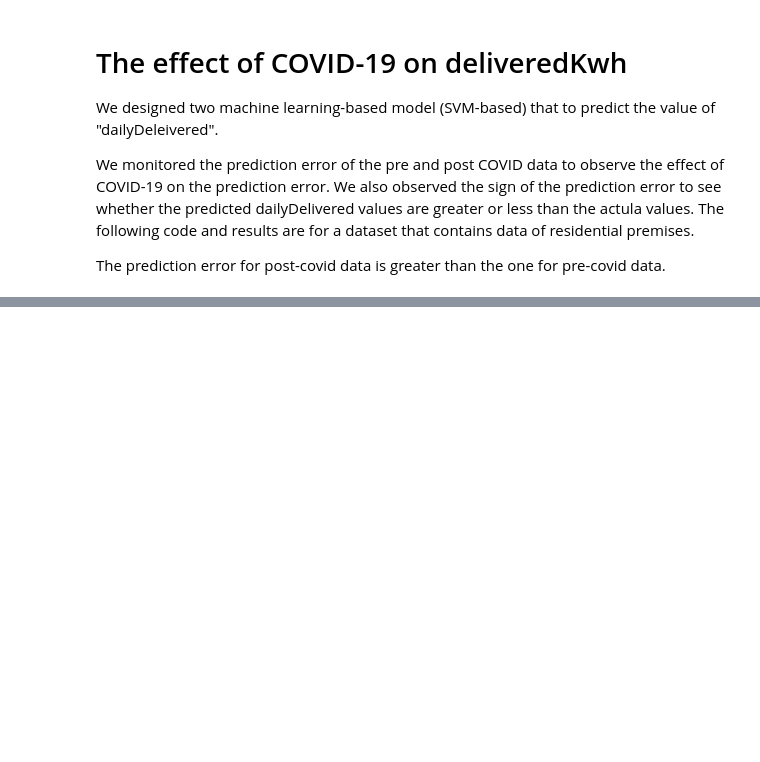
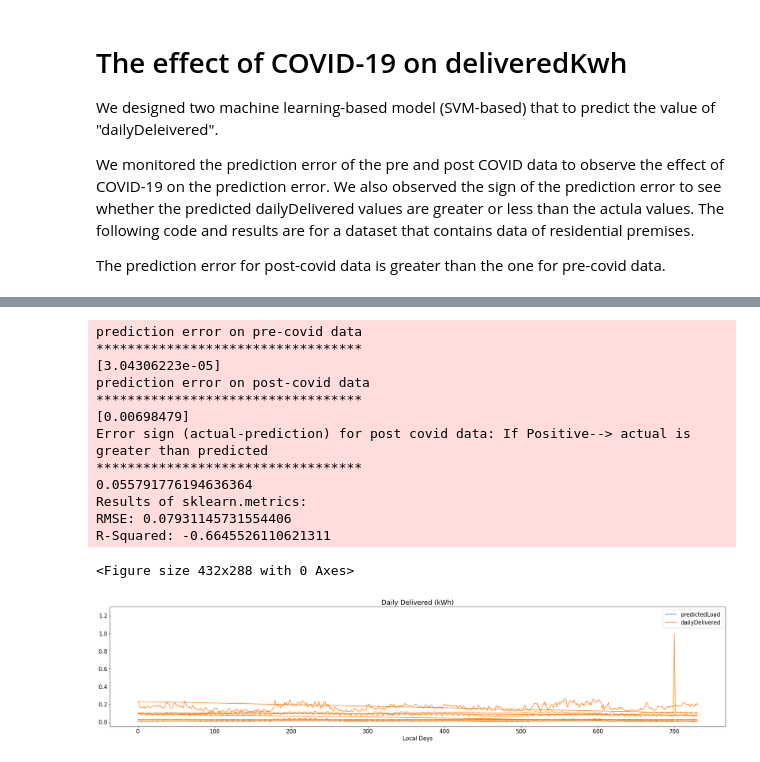
Before and after one commit to hajarhomayouni/Energy, a Jupyter notebook: SVM_model.ipynb, the cells around one changed output, grey strips where cells are left out. Cells and saved outputs as stored; diff of their text form; code cells hidden in the pictures; blank space fills up the shorter version.

```diff
--- a/SVM_model.ipynb
+++ b/SVM_model.ipynb
@@ -140,7 +155,7 @@ def svm_poly(X,Y,trainig_percentage=0.76):
 
     evaluation_(Y, yhat)
 # %%
-def svm_rbf(X,Y,trainig_percentage=0.76):
+def svm_rbf(modelName,X,Y,trainig_percentage=0.76):
 
     model = svm.SVR(kernel='rbf', C=100, gamma=0.1, epsilon=.1)
 
@@ -171,7 +186,7 @@ def svm_rbf(X,Y,trainig_percentage=0.76):
     #predict the entire data
     yhat=model.predict(X)
 
-    dataset["dailyDelivered"] = pd.to_datetime(dataset["dailyDelivered"], format='%Y-%m')
+    #dataset["dailyDelivered"] = pd.to_datetime(dataset["dailyDelivered"], format='%Y-%m')
 
     h_axis=dataset["time"]
     v1_axis=dataset["dailyDelivered"]
@@ -179,6 +194,6 @@ def svm_rbf(X,Y,trainig_percentage=0.76):
     #temp=np.zeros(win_size)
     #v2_axis=np.concatenate([temp,v2_axis])
 
-    plot_(h_axis,v1_axis,v2_axis)
+    plot_(modelName,h_axis,v1_axis,v2_axis)
 
     evaluation_(Y, yhat)
@@ -287,2 +281,17 @@ R-Squared: 0.6232231771815235
 # %%
-svm_rbf(X_[:,1:], y_[:,1:])
+svm_rbf("svm-rbf",X_[:,1:], y_[:,1:])
+# %% [output]
+prediction error on pre-covid data
+**********************************
+[3.04306223e-05]
+prediction error on post-covid data
+**********************************
+[0.00698479]
+Error sign (actual-prediction) for post covid data: If Positive--> actual is greater than predicted
+**********************************
+0.055791776194636364
+Results of sklearn.metrics:
+RMSE: 0.07931145731554406
+R-Squared: -0.6645526110621311
+<Figure size 432x288 with 0 Axes>
+[figure, added]
```
Also changed, not shown: parts of 9 cells of this notebook, 2 other files.
